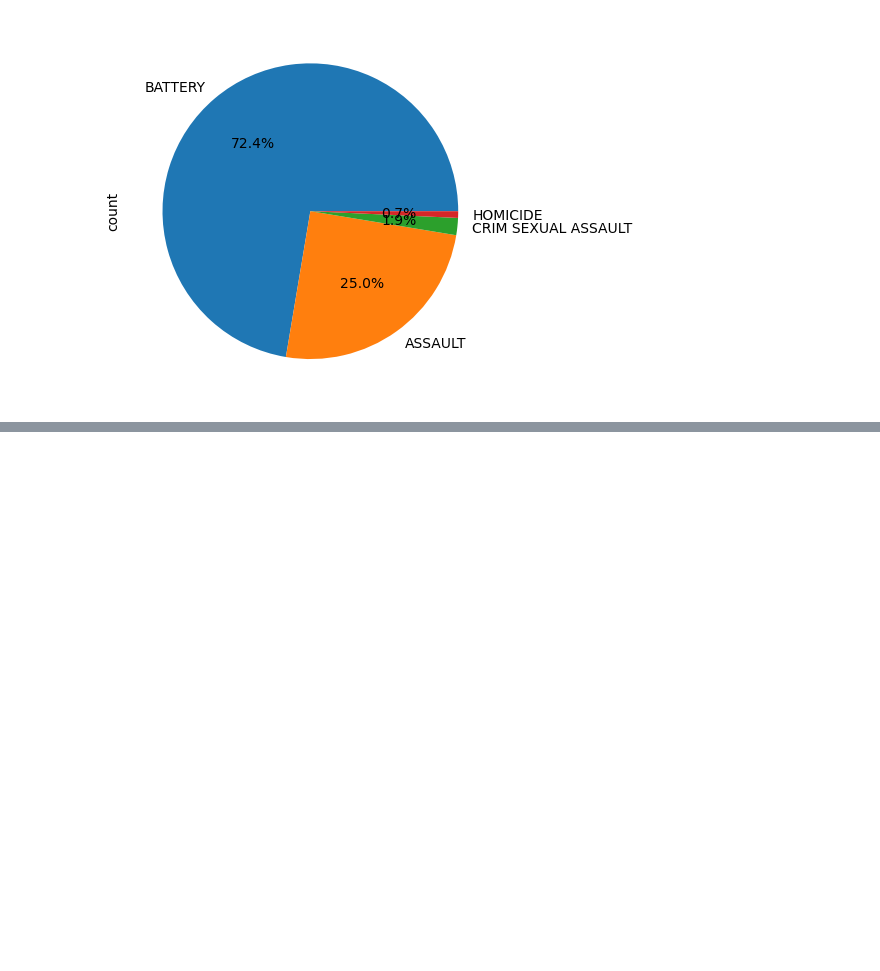
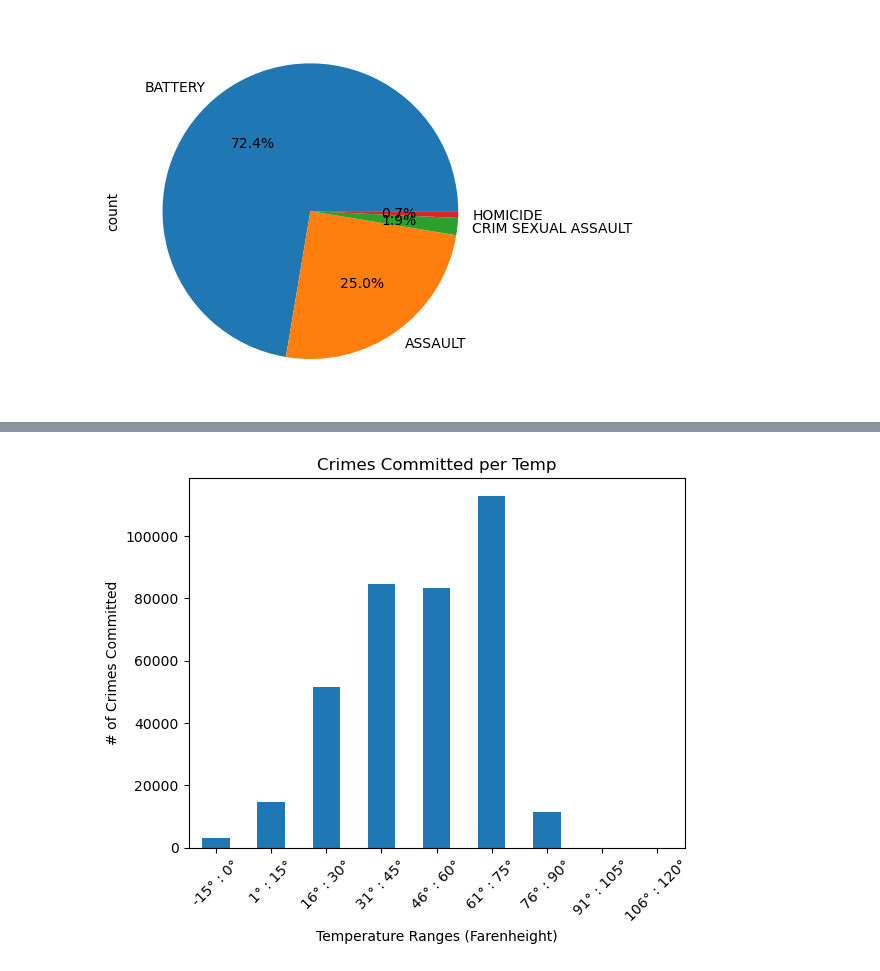
Before and after one commit to KevSantino28/project_1, a Jupyter notebook: data_clean_up.ipynb, the cells around one changed output, grey strips where cells are left out. Cells and saved outputs as stored; diff of their text form; code cells hidden in the pictures; blank space fills up the shorter version.

```diff
--- a/data_clean_up.ipynb
+++ b/data_clean_up.ipynb
@@ -320,0 +334,11 @@ AttributeError: 'DataFrameGroupBy' object has no attribute 'loc'
+# %%
+#creating bins
+temperature_bins = [-15, 0, 15, 30, 45, 60, 75, 90, 105, 120]
+# Create the names for the bins
+bin_names = ["-15° : 0°", "1° : 15°", "16° : 30°", "31° : 45°", "46° : 60°", "61° : 75°", "76° : 90°", "91° : 105°", "106° : 120°"]
+
+
+merged_df["Temperature Ranges"] = pd.cut(merged_df["temperature_2m_min"],
+                                              temperature_bins, labels=bin_names,
+                                              include_lowest=True)
+merged_df
@@ -320,0 +359,10 @@ AttributeError: 'DataFrameGroupBy' object has no attribute 'loc'
+# %%
+#Plotting Bar graph with Bins
+merged_df.groupby("Temperature Ranges")["Primary Type"].count().plot(kind="bar")
+plt.xticks(rotation=45)
+plt.xlabel('Temperature Ranges (Farenheight)')
+plt.ylabel("# of Crimes Committed")
+plt.title("Crimes Committed per Temp")
+plt.show()
+# %% [output]
+[figure, added]
```
Also changed, not shown: parts of 10 cells of this notebook.
